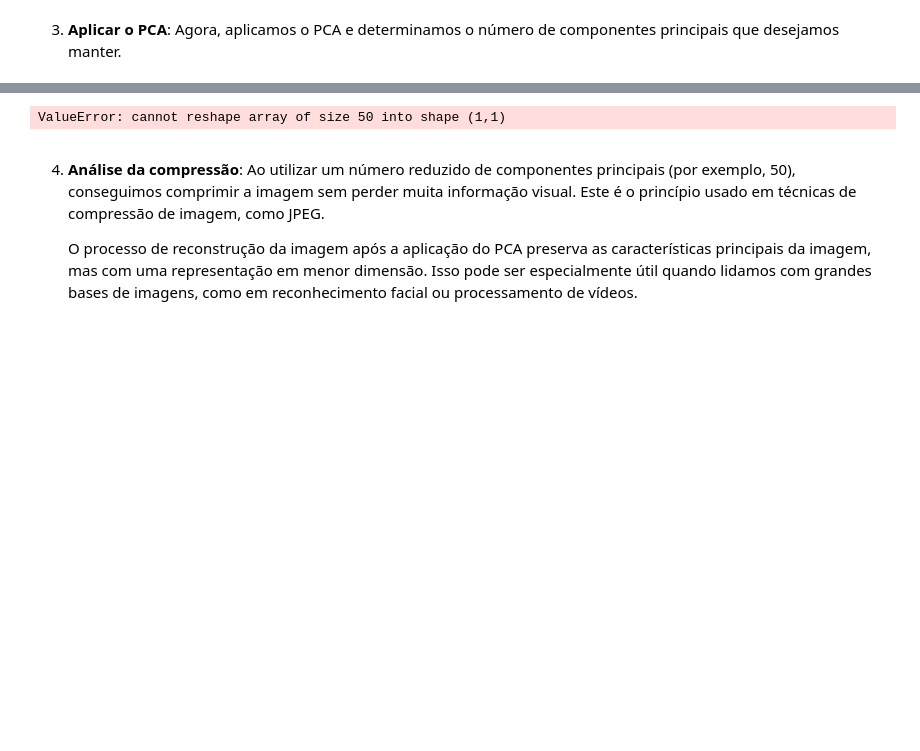
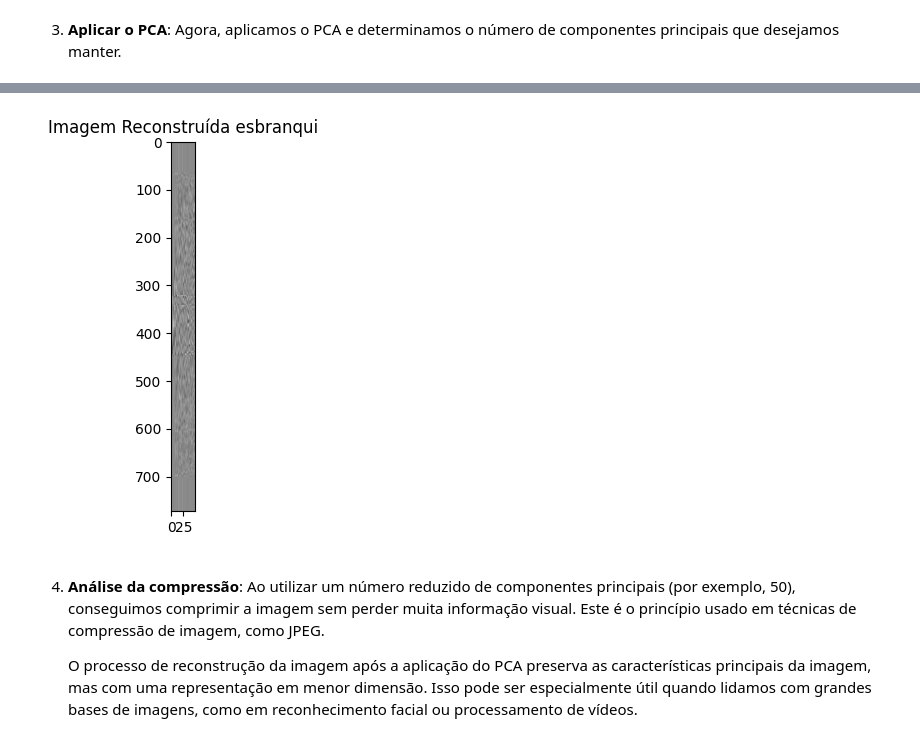
Before and after one commit to dacioms/DacioFeature3_24, a Jupyter notebook: 04_PCA/04_PCA.ipynb, the cells around one changed output, grey strips where cells are left out. Cells and saved outputs as stored; diff of their text form; code cells hidden in the pictures; blank space fills up the shorter version.

```diff
--- a/04_PCA/04_PCA.ipynb
+++ b/04_PCA/04_PCA.ipynb
@@ -291,11 +291,11 @@ array([[-1.82175412e-15,  9.51397708e-16, -1.59100354e-14, ...,
          0.00000000e+00,  0.00000000e+00,  0.00000000e+00]])
 # %%
-img_whitened = img_reconstruida / np.sqrt(pca.explained_variance_).reshape(1,1)
+img_whitened = img_pca / np.sqrt(pca.explained_variance_)
 plt.imshow(img_whitened, cmap='gray')
 plt.title('Imagem Reconstruída esbranqui')
 plt.show()
 # %% [output]
-ValueError: cannot reshape array of size 50 into shape (1,1)
+[figure, added]
 # %% [markdown]
 
 4. **Análise da compressão**:
```
Also changed, not shown: parts of 1 cell of this notebook, 2 other files.
